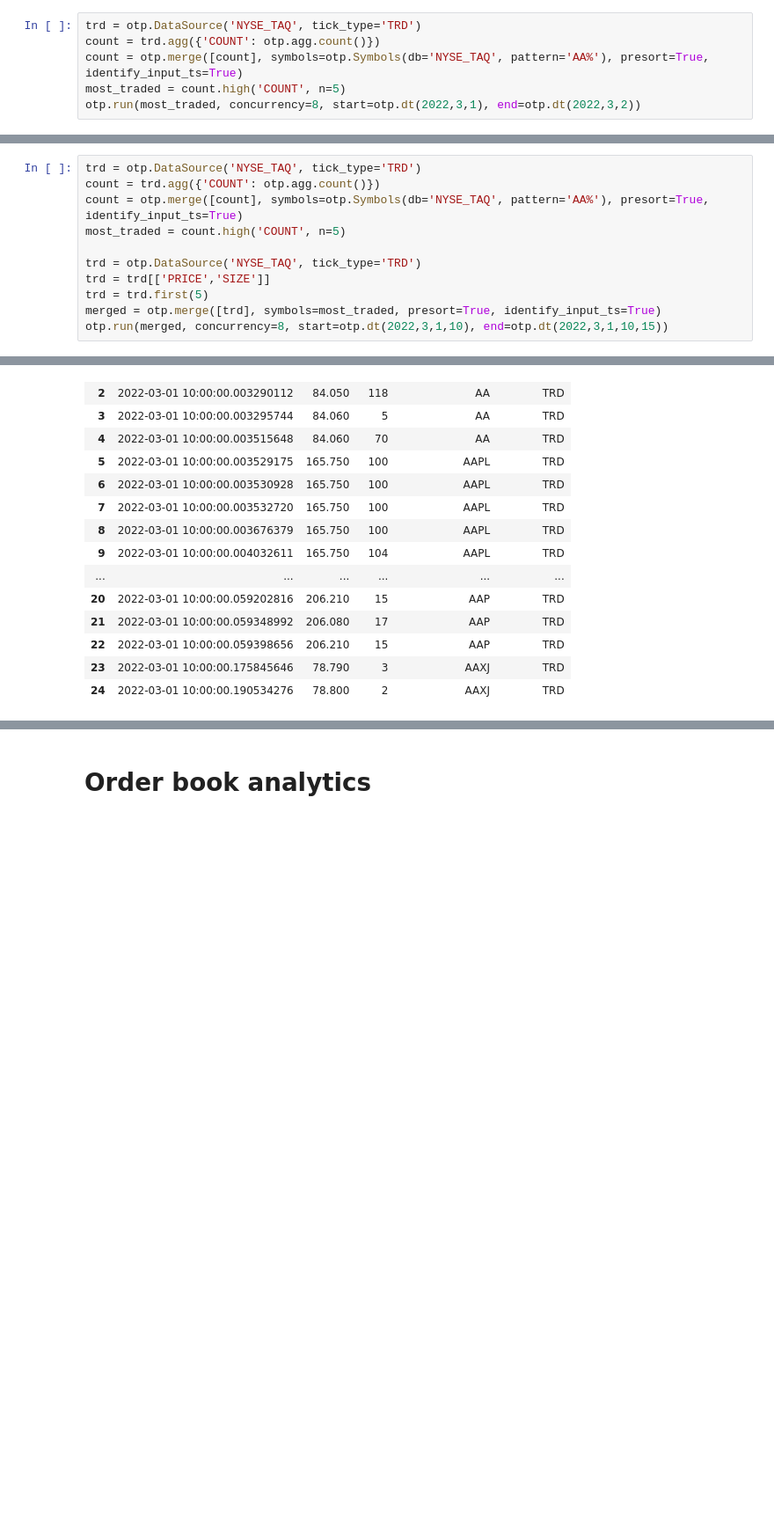
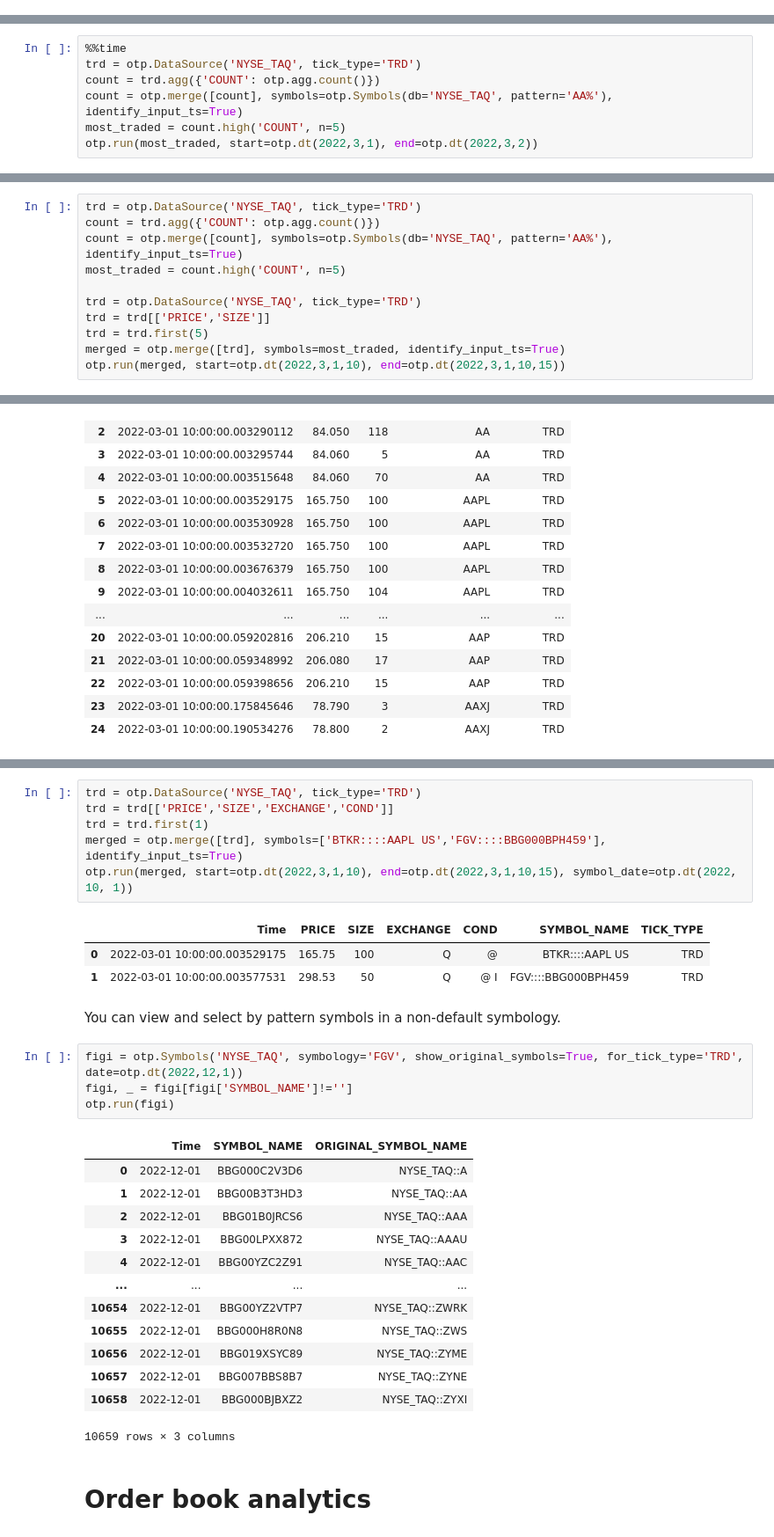
Before and after one commit to onemarketdata/otp-examples, a Jupyter notebook: quick_start.ipynb, the cells around one changed output, grey strips where cells are left out. Shown: that part at 88% size. Saved outputs shown, nothing was run; the diff lists cells and outputs as text; blank space fills up the shorter version.

```diff
--- a/quick_start.ipynb
+++ b/quick_start.ipynb
@@ -539,9 +602,3 @@ otp.run(total_count, concurrency=8, start=otp.dt(2022,3,1), end=otp.dt(2022,3,2)
 | 0 | 2022-03-02 | 1160353 |
 # %% [markdown]
 ## Find the most traded symbols and query them (`Multi-stage queries`)
-# %%
-trd = otp.DataSource('NYSE_TAQ', tick_type='TRD')
-count = trd.agg({'COUNT': otp.agg.count()})
-count = otp.merge([count], symbols=otp.Symbols(db='NYSE_TAQ', pattern='AA%'), presort=True, identify_input_ts=True)
-most_traded = count.high('COUNT', n=5)
-otp.run(most_traded, concurrency=8, start=otp.dt(2022,3,1), end=otp.dt(2022,3,2))
@@ -554,0 +605,7 @@ otp.run(most_traded, concurrency=8, start=otp.dt(2022,3,1), end=otp.dt(2022,3,2)
+# %%
+%%time
+trd = otp.DataSource('NYSE_TAQ', tick_type='TRD')
+count = trd.agg({'COUNT': otp.agg.count()})
+count = otp.merge([count], symbols=otp.Symbols(db='NYSE_TAQ', pattern='AA%'), identify_input_ts=True)
+most_traded = count.high('COUNT', n=5)
+otp.run(most_traded, start=otp.dt(2022,3,1), end=otp.dt(2022,3,2))
@@ -557,14 +623,14 @@ Now that we have a query that finds the most traded symbols, we can use it to pr
 # %%
 trd = otp.DataSource('NYSE_TAQ', tick_type='TRD')
 count = trd.agg({'COUNT': otp.agg.count()})
-count = otp.merge([count], symbols=otp.Symbols(db='NYSE_TAQ', pattern='AA%'), presort=True, identify_input_ts=True)
+count = otp.merge([count], symbols=otp.Symbols(db='NYSE_TAQ', pattern='AA%'), identify_input_ts=True)
 most_traded = count.high('COUNT', n=5)
 
 trd = otp.DataSource('NYSE_TAQ', tick_type='TRD')
 trd = trd[['PRICE','SIZE']]
 trd = trd.first(5)
-merged = otp.merge([trd], symbols=most_traded, presort=True, identify_input_ts=True)
-otp.run(merged, concurrency=8, start=otp.dt(2022,3,1,10), end=otp.dt(2022,3,1,10,15))
+merged = otp.merge([trd], symbols=most_traded, identify_input_ts=True)
+otp.run(merged, start=otp.dt(2022,3,1,10), end=otp.dt(2022,3,1,10,15))
 # %% [output]
 |  | Time | PRICE | SIZE | SYMBOL_NAME | TICK_TYPE |
 | 0 | 2022-03-01 10:00:00.002859008 | 84.030 | 30 | AA | TRD |
@@ -586,3 +655,33 @@ otp.run(merged, concurrency=8, start=otp.dt(2022,3,1,10), end=otp.dt(2022,3,1,10
+# %%
+trd = otp.DataSource('NYSE_TAQ', tick_type='TRD')
+trd = trd[['PRICE','SIZE','EXCHANGE','COND']]
+trd = trd.first(1)
+merged = otp.merge([trd], symbols=['BTKR::::AAPL US','FGV::::BBG000BPH459'], identify_input_ts=True)
+otp.run(merged, start=otp.dt(2022,3,1,10), end=otp.dt(2022,3,1,10,15), symbol_date=otp.dt(2022, 10, 1))
+# %% [output]
+|  | Time | PRICE | SIZE | EXCHANGE | COND | SYMBOL_NAME | TICK_TYPE |
+| 0 | 2022-03-01 10:00:00.003529175 | 165.75 | 100 | Q | @ | BTKR::::AAPL US | TRD |
+| 1 | 2022-03-01 10:00:00.003577531 | 298.53 | 50 | Q | @ I | FGV::::BBG000BPH459 | TRD |
+# %% [markdown]
+You can view and select by pattern symbols in a non-default symbology.
+# %%
+figi = otp.Symbols('NYSE_TAQ', symbology='FGV', show_original_symbols=True, for_tick_type='TRD', date=otp.dt(2022,12,1))
+figi, _ = figi[figi['SYMBOL_NAME']!='']
+otp.run(figi)
+# %% [output]
+|  | Time | SYMBOL_NAME | ORIGINAL_SYMBOL_NAME |
+| 0 | 2022-12-01 | BBG000C2V3D6 | NYSE_TAQ::A |
+| 1 | 2022-12-01 | BBG00B3T3HD3 | NYSE_TAQ::AA |
+| 2 | 2022-12-01 | BBG01B0JRCS6 | NYSE_TAQ::AAA |
+| 3 | 2022-12-01 | BBG00LPXX872 | NYSE_TAQ::AAAU |
+| 4 | 2022-12-01 | BBG00YZC2Z91 | NYSE_TAQ::AAC |
+| ... | ... | ... | ... |
+| 10654 | 2022-12-01 | BBG00YZ2VTP7 | NYSE_TAQ::ZWRK |
+| 10655 | 2022-12-01 | BBG000H8R0N8 | NYSE_TAQ::ZWS |
+| 10656 | 2022-12-01 | BBG019XSYC89 | NYSE_TAQ::ZYME |
+| 10657 | 2022-12-01 | BBG007BBS8B7 | NYSE_TAQ::ZYNE |
+| 10658 | 2022-12-01 | BBG000BJBXZ2 | NYSE_TAQ::ZYXI |
+10659 rows × 3 columns
 # %% [markdown]
 # Order book analytics
 # %% [markdown]
```
Also changed, not shown: parts of 27 cells of this notebook.
